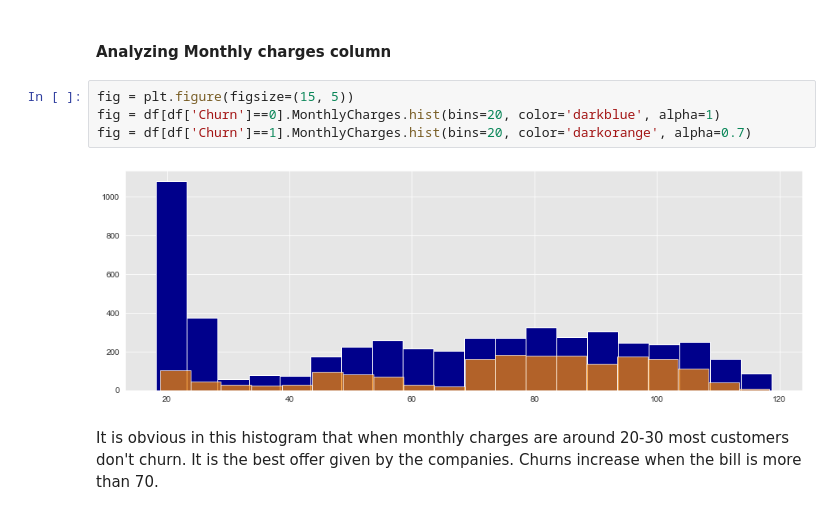
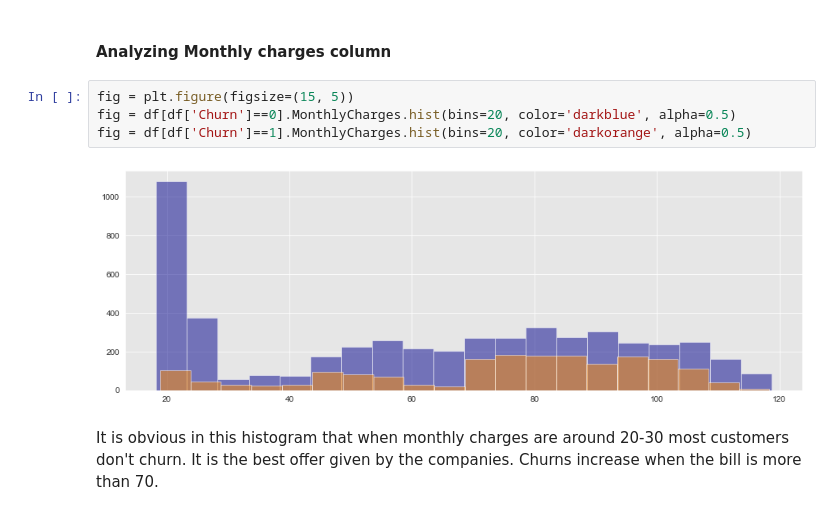
Before and after one commit to mattblasa/Customer-Churn-Prediction-Project, a Jupyter notebook: 1-Project 3 Customer Churn Cleaning and EDA notebook.ipynb, the cells around one changed output. Cells and saved outputs as stored; diff of their text form.

```diff
--- a/1-Project 3 Customer Churn Cleaning and EDA notebook.ipynb
+++ b/1-Project 3 Customer Churn Cleaning and EDA notebook.ipynb
@@ -304,10 +304,10 @@ fig = sns.countplot(df['PaymentMethod'], hue=df['Churn'])
 #### Analyzing Monthly charges column
 # %%
 fig = plt.figure(figsize=(15, 5))
-fig = df[df['Churn']==0].MonthlyCharges.hist(bins=20, color='darkblue', alpha=1)
-fig = df[df['Churn']==1].MonthlyCharges.hist(bins=20, color='darkorange', alpha=0.7)
+fig = df[df['Churn']==0].MonthlyCharges.hist(bins=20, color='darkblue', alpha=0.5)
+fig = df[df['Churn']==1].MonthlyCharges.hist(bins=20, color='darkorange', alpha=0.5)
 # %% [output]
-[figure, old version]
+[figure, new version]
 # %% [markdown]
 It is obvious in this histogram that when monthly charges are around 20-30 most customers don't churn. It is the best offer given by the companies. Churns increase when the bill is more than 70.
 # %% [markdown]
```
Also changed, not shown: parts of 4 cells of this notebook, 15 other files.
